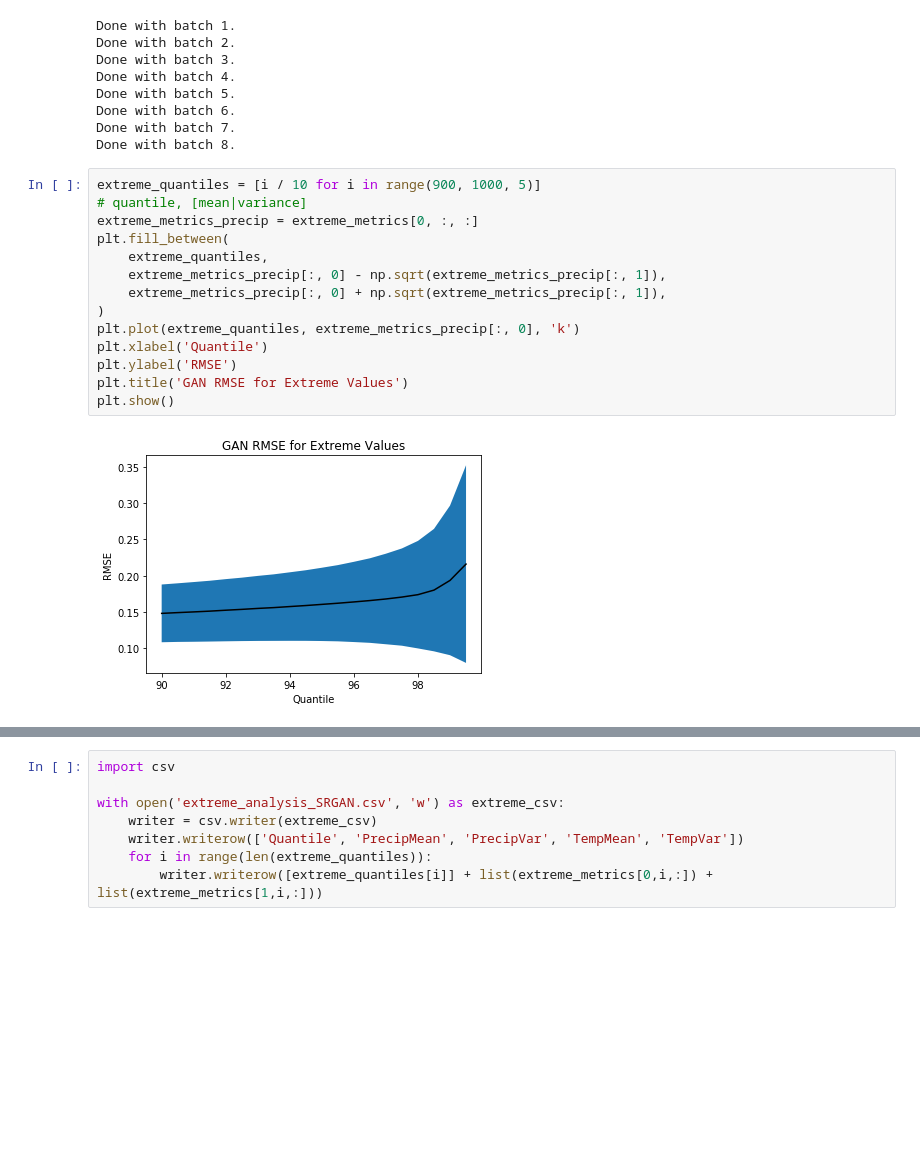
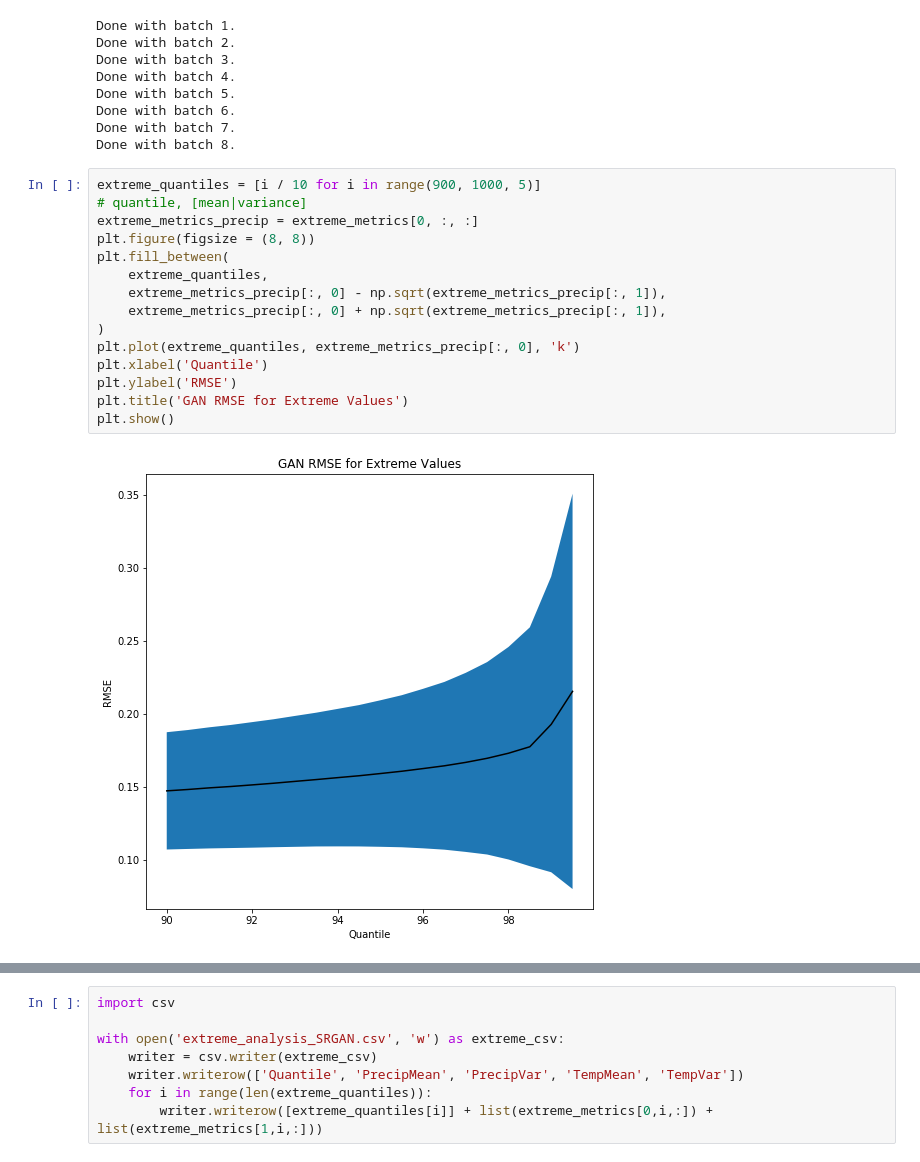
Before and after one commit to mantariksh/231n_downscaling, a Jupyter notebook: performance_metrics_srgan.ipynb, the cells around one changed output, grey strips where cells are left out. Cells and saved outputs as stored; diff of their text form; blank space fills up the shorter version.

```diff
--- a/performance_metrics_srgan.ipynb
+++ b/performance_metrics_srgan.ipynb
@@ -164,17 +164,18 @@ Done with batch 8.
 # %%
 extreme_quantiles = [i / 10 for i in range(900, 1000, 5)]
 # quantile, [mean|variance]
 extreme_metrics_precip = extreme_metrics[0, :, :]
+plt.figure(figsize = (8, 8))
 plt.fill_between(
     extreme_quantiles,
     extreme_metrics_precip[:, 0] - np.sqrt(extreme_metrics_precip[:, 1]),
     extreme_metrics_precip[:, 0] + np.sqrt(extreme_metrics_precip[:, 1]),
 )
 plt.plot(extreme_quantiles, extreme_metrics_precip[:, 0], 'k')
 plt.xlabel('Quantile')
 plt.ylabel('RMSE')
 plt.title('GAN RMSE for Extreme Values')
 plt.show()
 # %% [output]
-[figure, old version]
+[figure, new version]
 # %%
```
Also changed, not shown: parts of 2 cells of this notebook.
